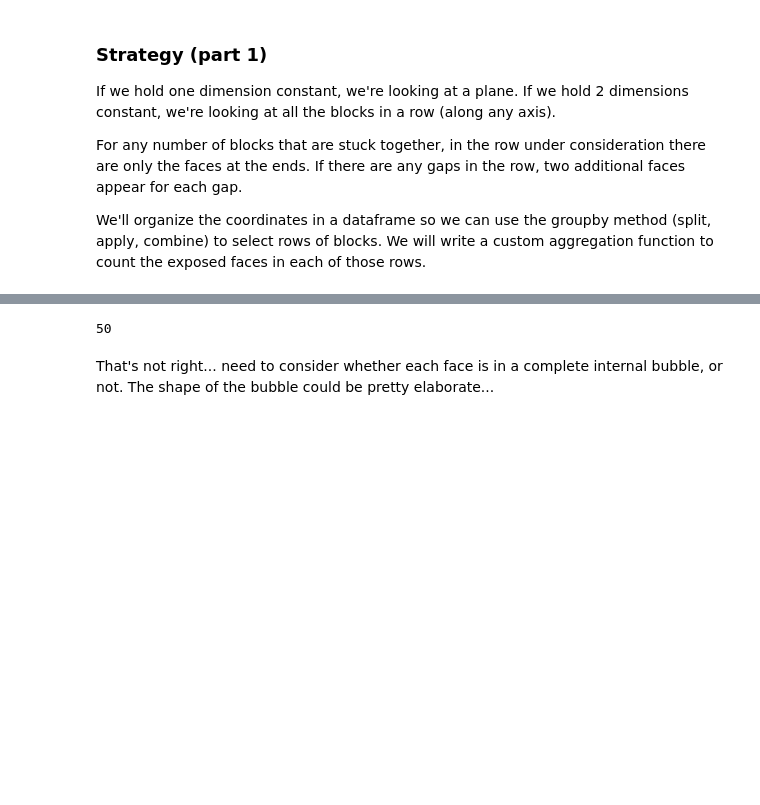
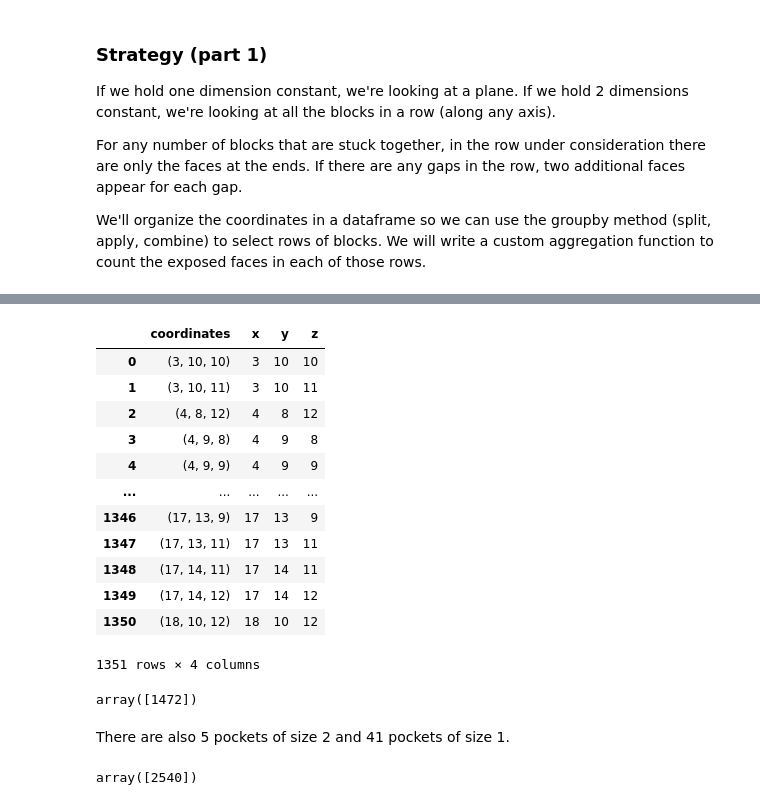
Before and after one commit to marilang/AoC2022, a Jupyter notebook: Day 18 Boiling Boulders.ipynb, the cells around one changed output, grey strips where cells are left out. Drawn from its saved outputs; the diff is of its cells as text; code cells hidden in the pictures; blank space fills up the shorter version.

```diff
--- a/Day 18 Boiling Boulders.ipynb
+++ b/Day 18 Boiling Boulders.ipynb
@@ -80,0 +259,7 @@ Count the exterior faces only.
+# %%
+subgraphs = g.decompose()
+
+for i in range(len(subgraphs)):
+    print('Subgraph', i, len(subgraphs[i].vs['name']))
+    #print(subgraphs[i].vs['name'])
+    #print()
@@ -80,0 +286,3 @@ Count the exterior faces only.
+# %%
+bubble = pd.DataFrame(subgraphs[4].vs['name'], columns = ['coordinates'])
+bubble
@@ -81,14 +303,49 @@ Count the exterior faces only.
+# %%
+def get_x(cstr):
+    cstr = cstr.replace('(', '')
+    cstr = cstr.replace(')', '')
+    return int(cstr.split(', ')[0])
+
+def get_y(cstr):
+    cstr = cstr.replace('(', '')
+    cstr = cstr.replace(')', '')
+    return int(cstr.split(', ')[1])
+
+def get_z(cstr):
+    cstr = cstr.replace('(', '')
+    cstr = cstr.replace(')', '')
+    return int(cstr.split(', ')[2])
+# %%
+bubble['x'] = bubble.coordinates.apply(get_x)
+bubble['y'] = bubble.coordinates.apply(get_y)
+bubble['z'] = bubble.coordinates.apply(get_z)
+bubble
+# %% [output]
+|  | coordinates | x | y | z |
+| 0 | (3, 10, 10) | 3 | 10 | 10 |
+| 1 | (3, 10, 11) | 3 | 10 | 11 |
+| 2 | (4, 8, 12) | 4 | 8 | 12 |
+| 3 | (4, 9, 8) | 4 | 9 | 8 |
+| 4 | (4, 9, 9) | 4 | 9 | 9 |
+| ... | ... | ... | ... | ... |
+| 1346 | (17, 13, 9) | 17 | 13 | 9 |
+| 1347 | (17, 13, 11) | 17 | 13 | 11 |
+| 1348 | (17, 14, 11) | 17 | 14 | 11 |
+| 1349 | (17, 14, 12) | 17 | 14 | 12 |
+| 1350 | (18, 10, 12) | 18 | 10 | 12 |
+1351 rows × 4 columns
 # %%
-def count_edges(cubes, axis):
-    edges = 2
-    return edges
+x = sum(bubble.groupby(by=['y','z']).apply(count_edges, 'x'))
+y = sum(bubble.groupby(by=['x','z']).apply(count_edges, 'y'))
+z = sum(bubble.groupby(by=['x','y']).apply(count_edges, 'z'))
 
-x = sum(cubes.groupby(by=['y','z']).apply(count_edges, 'x'))
-y = sum(cubes.groupby(by=['x','z']).apply(count_edges, 'y'))
-z = sum(cubes.groupby(by=['x','y']).apply(count_edges, 'z'))
-
-x + y + z
+bubble_surface_area = x + y + z
+bubble_surface_area
 # %% [output]
-50
+array([1472])
-# %% [markdown]
-That's not right... need to consider whether each face is in a complete internal bubble, or not. The shape of the bubble could be pretty elaborate...
+# %% [markdown]
+There are also 5 pockets of size 2 and 41 pockets of size 1.
+# %%
+total_surface_area - (bubble_surface_area + 5 * 10 + 41 * 6)
+# %% [output]
+array([2540])
```
Also changed, not shown: parts of 20 cells of this notebook.
